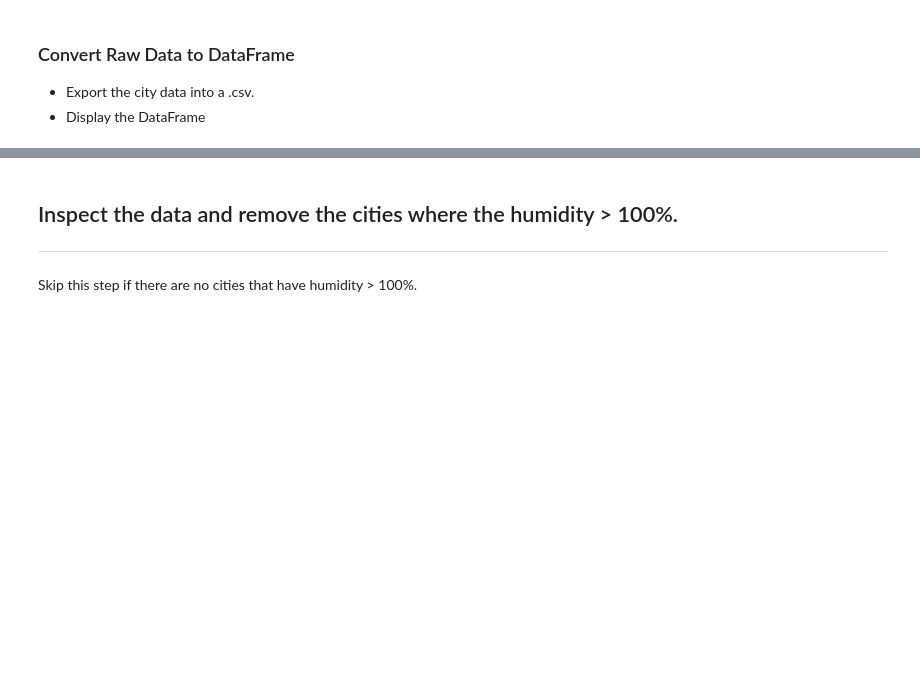
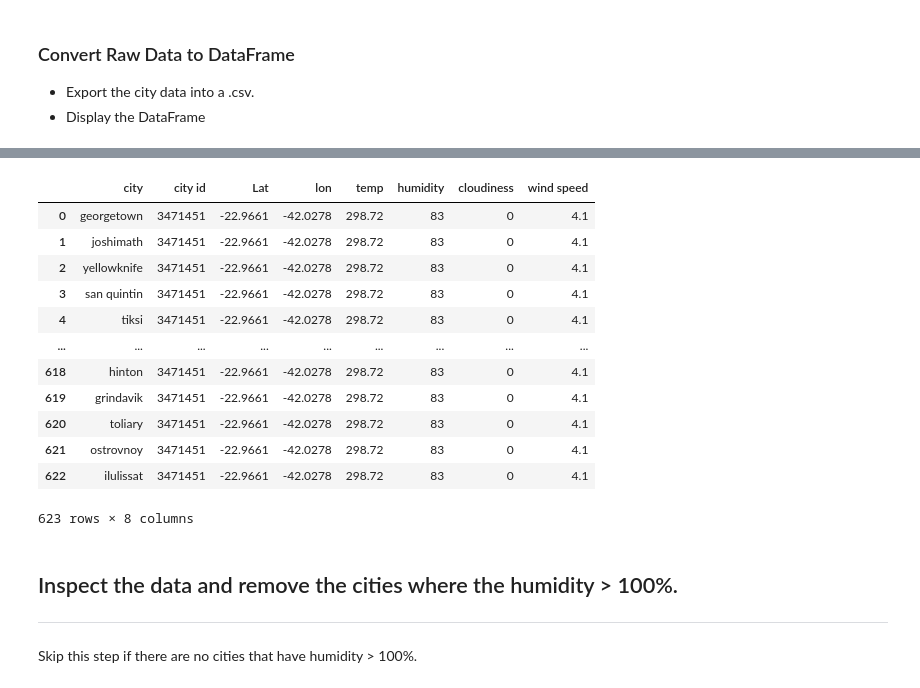
Before and after one commit to cspence001/weather_regression_vacation_heatmap, a Jupyter notebook: WeatherPy/WeatherPy.ipynb, the cells around one changed output, grey strips where cells are left out. Drawn from its saved outputs; the diff is of its cells as text; code cells hidden in the pictures; blank space fills up the shorter version.

Commit message:
pushing weatherpy copy, with exported csv

```diff
--- a/WeatherPy/WeatherPy.ipynb
+++ b/WeatherPy/WeatherPy.ipynb
@@ -107,3 +118,33 @@ KeyboardInterrupt:
 ### Convert Raw Data to DataFrame
 * Export the city data into a .csv.
 * Display the DataFrame
+# %%
+
+city_name = []
+city_id = []
+latitude = []
+longitude = []
+temperature = []
+humidity = []
+cloudiness = []
+wind_speed = []
+
+for city in cities:
+    city_data = requests.get(weather_url).json()
+
+    try:
+        city_name.append(city_data['name'])
+        city_id.append(city_data["id"])
+        latitude.append(city_data['coord']['lat'])
+        longitude.append(city_data['coord']['lon'])
+        temperature.append(city_data['main']['temp'])
+        humidity.append(city_data['main']['humidity'])
+        cloudiness.append(city_data['clouds']['all'])
+        wind_speed.append(city_data['wind']['speed'])
+
+        print(f"{city} found! Appending stats")
+
+    except:
+
+        print(f"{city} not found! NaN")
+        pass
@@ -109,0 +169,26 @@ KeyboardInterrupt:
+# %%
+weather_data = pd.DataFrame({"city" : cities,
+            "city id" : city_id,
+            "Lat" : latitude,
+            "lon" : longitude,
+            "temp" : temperature,
+            "humidity" : humidity,
+            "cloudiness" : cloudiness,
+            "wind speed" : wind_speed
+            })
+
+weather_data
+# %% [output]
+|  | city | city id | Lat | lon | temp | humidity | cloudiness | wind speed |
+| 0 | georgetown | 3471451 | -22.9661 | -42.0278 | 298.72 | 83 | 0 | 4.1 |
+| 1 | joshimath | 3471451 | -22.9661 | -42.0278 | 298.72 | 83 | 0 | 4.1 |
+| 2 | yellowknife | 3471451 | -22.9661 | -42.0278 | 298.72 | 83 | 0 | 4.1 |
+| 3 | san quintin | 3471451 | -22.9661 | -42.0278 | 298.72 | 83 | 0 | 4.1 |
+| 4 | tiksi | 3471451 | -22.9661 | -42.0278 | 298.72 | 83 | 0 | 4.1 |
+| ... | ... | ... | ... | ... | ... | ... | ... | ... |
+| 618 | hinton | 3471451 | -22.9661 | -42.0278 | 298.72 | 83 | 0 | 4.1 |
+| 619 | grindavik | 3471451 | -22.9661 | -42.0278 | 298.72 | 83 | 0 | 4.1 |
+| 620 | toliary | 3471451 | -22.9661 | -42.0278 | 298.72 | 83 | 0 | 4.1 |
+| 621 | ostrovnoy | 3471451 | -22.9661 | -42.0278 | 298.72 | 83 | 0 | 4.1 |
+| 622 | ilulissat | 3471451 | -22.9661 | -42.0278 | 298.72 | 83 | 0 | 4.1 |
+623 rows × 8 columns
```
Also changed, not shown: parts of 7 cells of this notebook, 3 other files.
